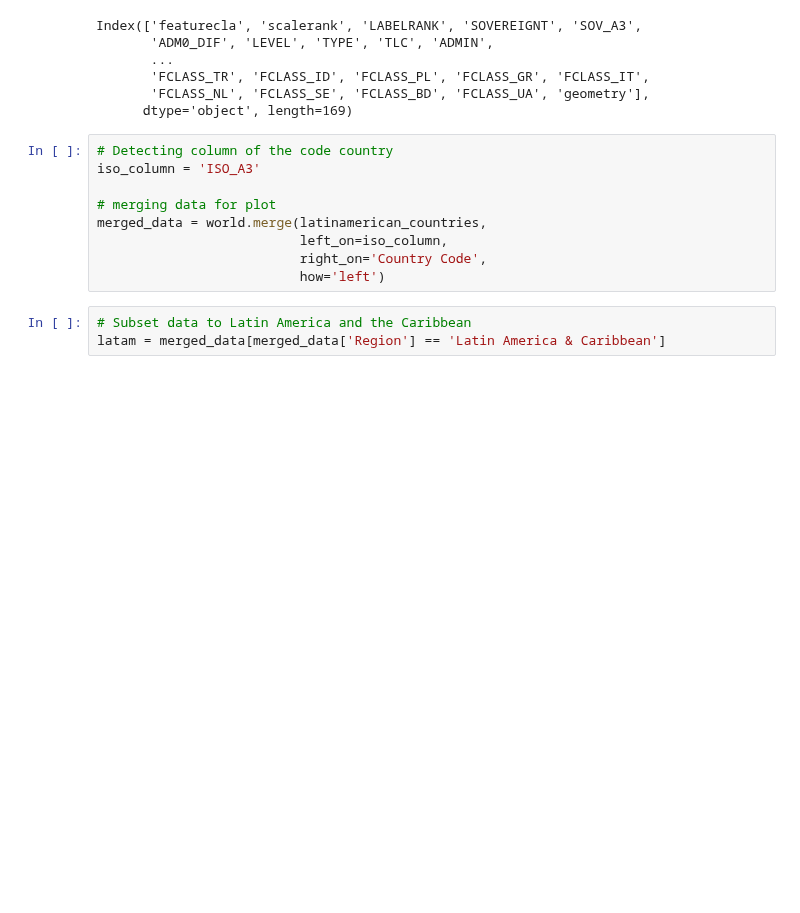
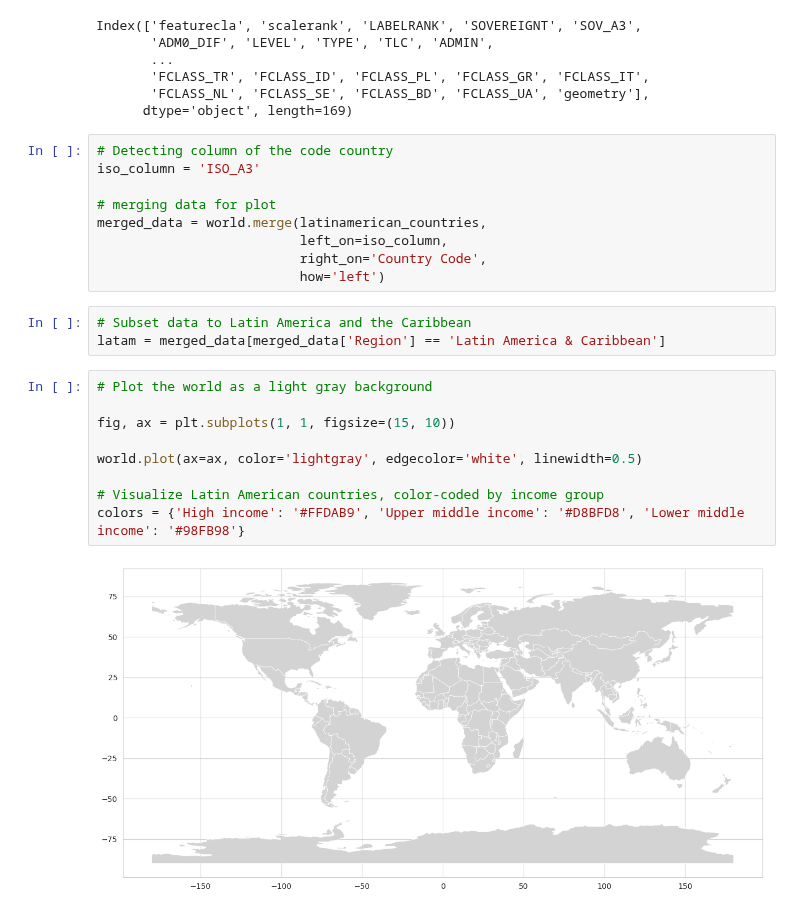
Before and after one commit to andreasoledadguerra/Economic_Inequality_LatinAmerica, a Jupyter notebook: inequality_LA.ipynb, the cells around one changed output. Drawn from its saved outputs; the diff is of its cells as text; blank space fills up the shorter version.

Commit message:
feat : Plot world as a light gray background

```diff
--- a/inequality_LA.ipynb
+++ b/inequality_LA.ipynb
@@ -230,3 +230,14 @@ merged_data = world.merge(latinamerican_countries,
 # %%
 # Subset data to Latin America and the Caribbean
 latam = merged_data[merged_data['Region'] == 'Latin America & Caribbean']
+# %%
+# Plot the world as a light gray background
+
+fig, ax = plt.subplots(1, 1, figsize=(15, 10))
+
+world.plot(ax=ax, color='lightgray', edgecolor='white', linewidth=0.5)
+
+# Visualize Latin American countries, color-coded by income group
+colors = {'High income': '#FFDAB9', 'Upper middle income': '#D8BFD8', 'Lower middle income': '#98FB98'}
+# %% [output]
+[figure, added]
```
